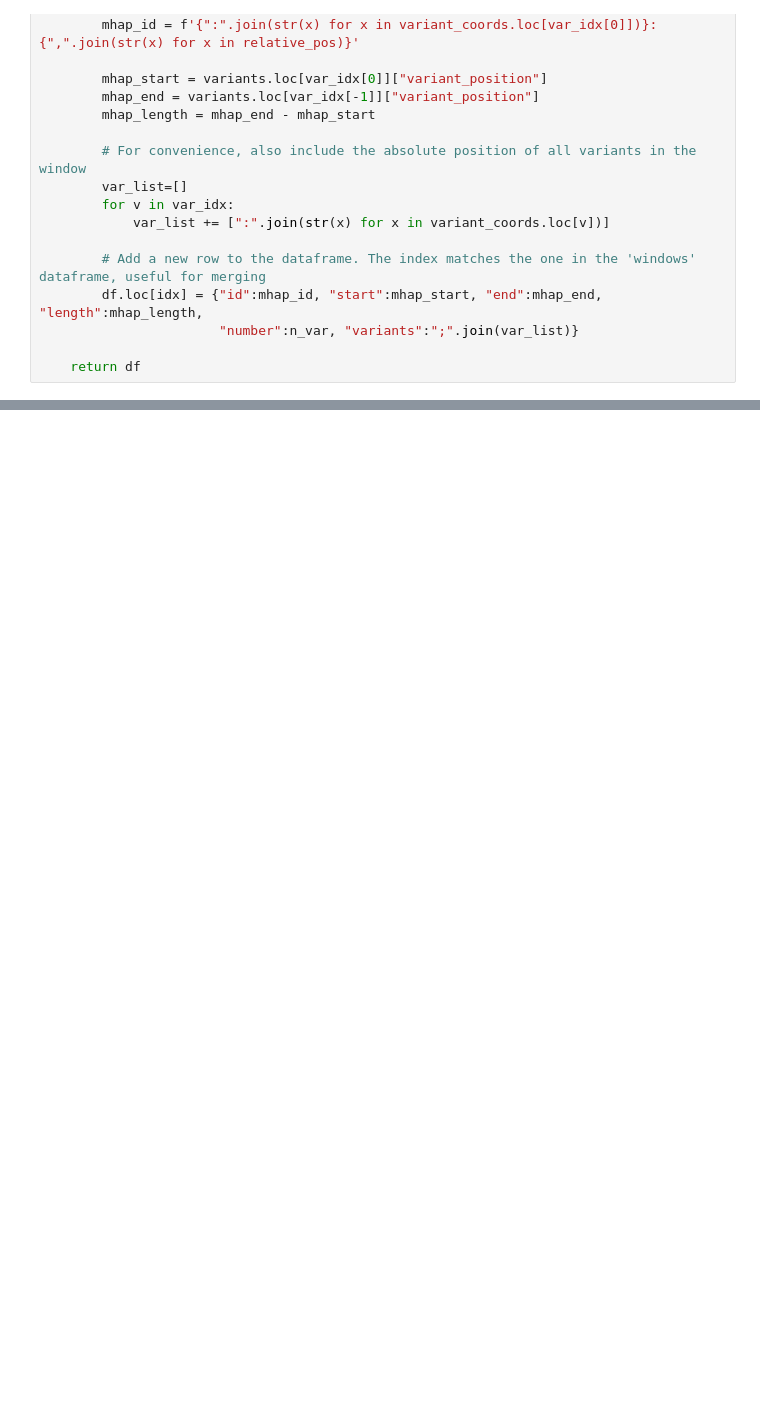
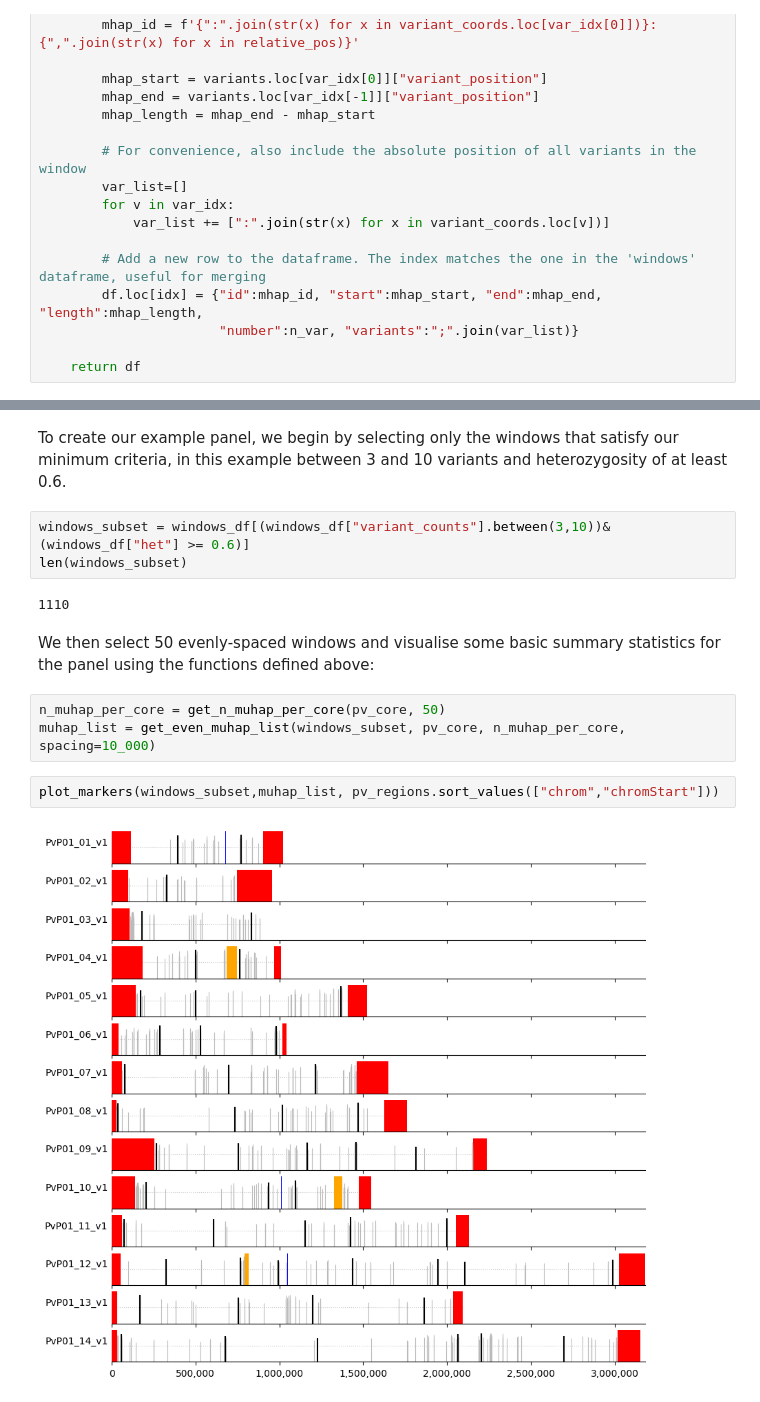
Before and after one commit to svsiegel/vivax-mhaps, a Jupyter notebook: docs/_sources/selection.ipynb, the cells around one changed output, grey strips where cells are left out. Saved outputs shown, nothing was run; the diff lists cells and outputs as text; blank space fills up the shorter version.

```diff
--- a/docs/_sources/selection.ipynb
+++ b/docs/_sources/selection.ipynb
@@ -562,0 +605,16 @@ def win_to_variants(windows, variants):
+# %% [markdown]
+To create our example panel, we begin by selecting only the windows that satisfy our minimum criteria, in this example between 3 and 10 variants and heterozygosity of at least 0.6.
+# %%
+windows_subset = windows_df[(windows_df["variant_counts"].between(3,10))&(windows_df["het"] >= 0.6)]
+len(windows_subset)
+# %% [output]
+1110
+# %% [markdown]
+We then select 50 evenly-spaced windows and visualise some basic summary statistics for the panel using the functions defined above:
+# %%
+n_muhap_per_core = get_n_muhap_per_core(pv_core, 50)
+muhap_list = get_even_muhap_list(windows_subset, pv_core, n_muhap_per_core, spacing=10_000)
+# %%
+plot_markers(windows_subset,muhap_list, pv_regions.sort_values(["chrom","chromStart"]))
+# %% [output]
+[figure, added]
```
Also changed, not shown: parts of 36 cells of this notebook, 7 other files.
